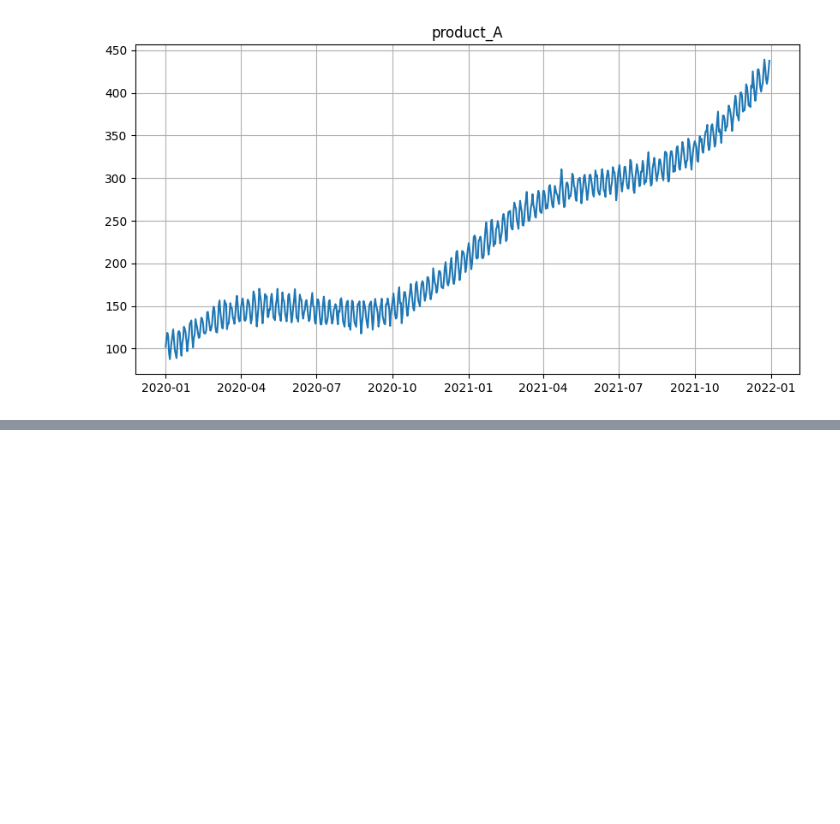
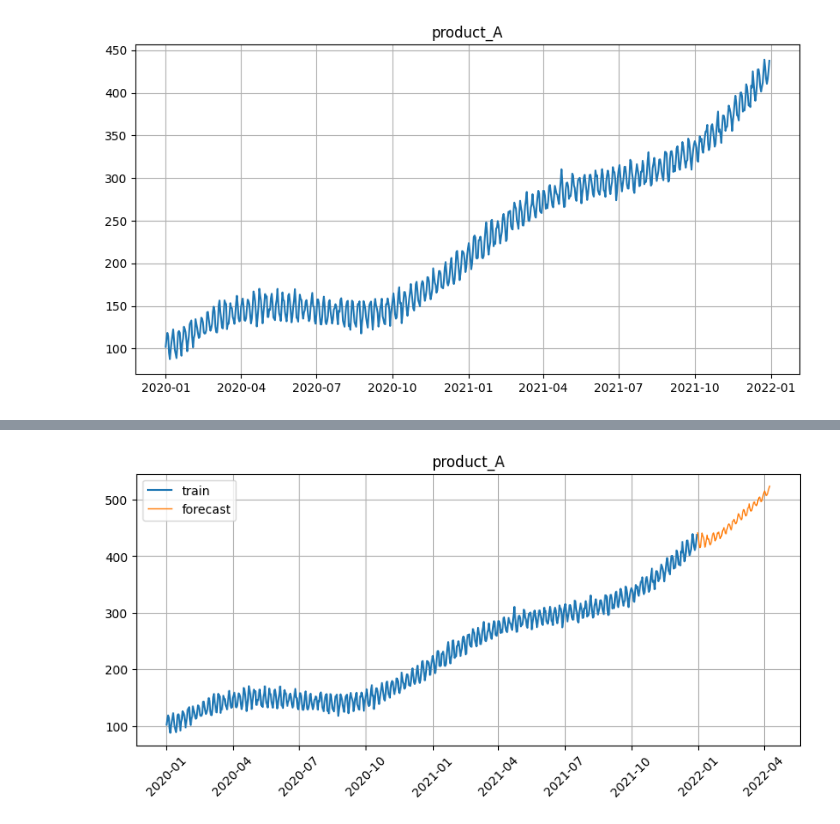
Before and after one commit to MinyaevAndrey/etna, a Jupyter notebook: examples/quickstart.ipynb, the cells around one changed output, grey strips where cells are left out. Cells and saved outputs as stored; diff of their text form; code cells hidden in the pictures; blank space fills up the shorter version.

```diff
--- a/examples/quickstart.ipynb
+++ b/examples/quickstart.ipynb
@@ -238,0 +90,54 @@ plot_forecast(
+# %%
+from etna.transforms import (
+    LogTransform,
+    TheilSenTrendTransform,
+    FourierTransform,
+    LagTransform,
+    MeanTransform,
+    DateFlagsTransform
+)
+from etna.models import CatBoostMultiSegmentModel
+from etna.pipeline import Pipeline
+from etna.metrics import MAE
+
+# Шаг 1. Применяем трансформации
+transforms = [
+    LogTransform(in_column="target"),  # стабилизация дисперсии + линеаризация тренда
+    TheilSenTrendTransform(in_column="target"),  # выделяем линейный тренд (можно оставить)
+    FourierTransform(in_column="target", period=365.25, order=30),  # годовая сезонность
+    FourierTransform(in_column="target", period=7, order=3),        # недельная сезонность
+    LagTransform(in_column="target", lags=[1, 7, 14, 28, 365]),  # важные лаги
+    MeanTransform(in_column="target", window=7),                 # скользящее среднее за неделю
+    MeanTransform(in_column="target", window=30),                # за месяц
+    DateFlagsTransform(),                                        # день недели, месяц и т.д.
+]
+
+# Шаг 2. Создаем pipeline
+model = CatBoostMultiSegmentModel(
+    iterations=500,
+    random_state=42,
+    thread_count=-1,
+    # verbose=100
+)
+
+pipeline = Pipeline(
+    model=model,
+    transforms=transforms,
+    horizon=HORIZON  # прогноз на 100 дней вперед
+)
+
+# Шаг 3. Обучение
+pipeline.fit(ts)
+
+# Шаг 4. Прогноз
+forecast_ts = pipeline.forecast()
+
+# Шаг 5. Визуализация
+plot_forecast(
+    forecast_ts=forecast_ts,
+    train_ts=ts,
+    # n_train_samples=365,
+    figsize=(8,4)
+)
+# %% [output]
+[figure, added]
```
Also changed, not shown: parts of 18 cells of this notebook.
